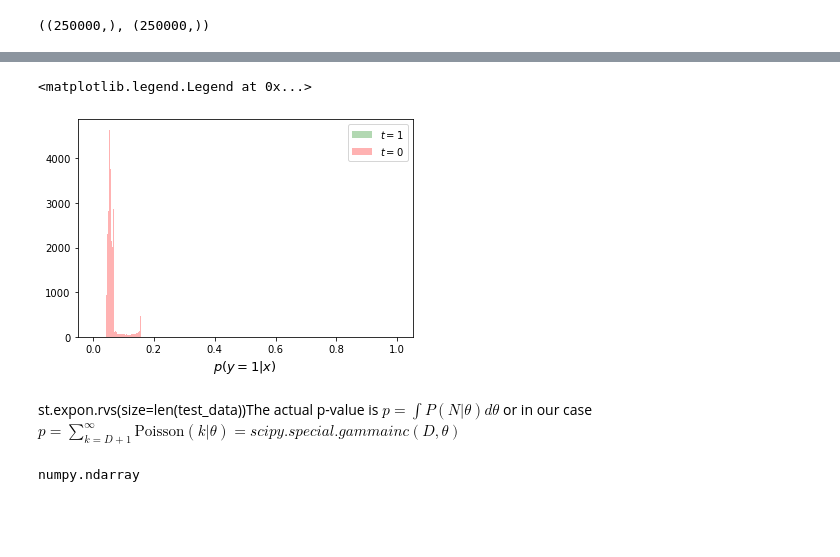
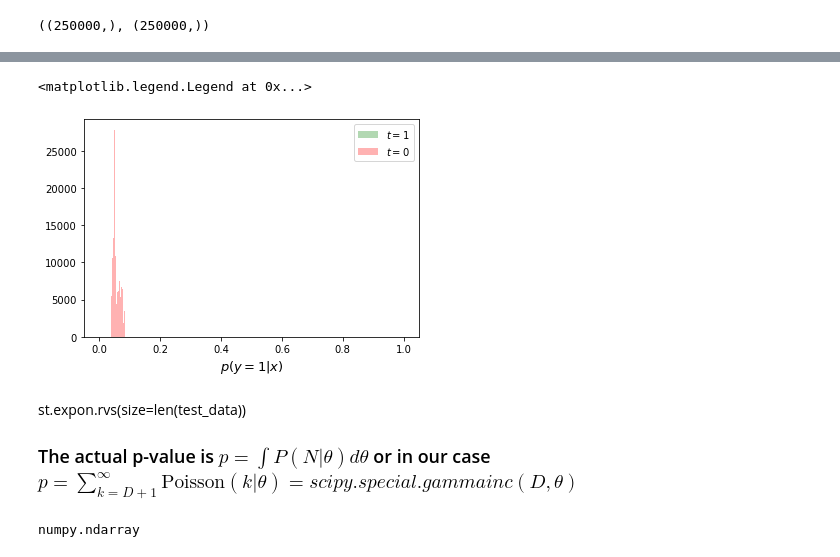
Before and after one commit to AliAlkadhim/LFI_HEP, a Jupyter notebook: Train_Regressor.ipynb, the cells around one changed output, grey strips where cells are left out. Cells and saved outputs as stored; diff of their text form; code cells hidden in the pictures; blank space fills up the shorter version.

```diff
--- a/Train_Regressor.ipynb
+++ b/Train_Regressor.ipynb
@@ -27,0 +32,3 @@ theta, Z
+# %%
+training_data_1_param = pd.read_csv('data/Training_data_1_param_1M.csv')
+training_data_1_param.head()
@@ -28,3 +42,6 @@ theta, Z
+# %%
+theta = np.array(training_data_1_param.theta)
+Z = np.array(training_data_1_param.Z)
 # %% [markdown]
 train_dataset[0]Now that we've built up the dataset, we now need to learn the function $\hat{p}(D;\theta)=\hat{p}(\theta)$ which is the output of a machine learning regression model, where the training data are $\vec{\theta}, \vec{Z}$ so that the target is $Z$ and the (input) features is $\theta$, so that the NN model's only parameter is $\theta$, not $D$ because it's just a fixed constant.
 ## Pytorch Regression Model
@@ -310,9 +329,12 @@ plt.show()
 # %%
-def calc_prob_1(model, X):
+from torch import Tensor
+def calc_phat_from_regressor(model, X):
     X = torch.from_numpy(X).float()
+
+    X= Tensor(X)
     model.eval()
     P_y_equals_1 = model(X)
     P_y_equals_1 = P_y_equals_1.squeeze()
     return P_y_equals_1.detach().numpy().flatten()#detaches it from the computational history/prevent future computations from being tracked
 # %%
-P_Z_equals_1 = calc_prob_1(model, test_data)
+P_Z_equals_1 = calc_phat_from_regressor(model, test_data)
@@ -325,18 +348,20 @@ plt.legend(fontsize=14)
 # %%
-plt.hist(p[p>0.5], bins=50, color='g',
+plt.hist(P_Z_equals_1[P_Z_equals_1>0.5], bins=50, color='g',
             histtype='stepfilled',
             alpha=0.3,label = '$t = 1$')
 
-plt.hist(p[p<0.5], bins=50, color='r',
+plt.hist(P_Z_equals_1[P_Z_equals_1<0.5], bins=50, color='r',
             histtype='stepfilled',
             alpha=0.3,label = '$t = 0$')
 plt.xlabel('$p(y=1|x)$', fontsize=13)
 plt.legend()
 # %% [output]
 <matplotlib.legend.Legend at 0x...>
-[figure, old version]
+[figure, new version]
 # %% [markdown]
-st.expon.rvs(size=len(test_data))The actual p-value is $p = \int P(N|\theta) d\theta$ or in our case $p=\sum_{k=D+1}^{\infty} \text{Poisson}(k|\theta) = scipy.special.gammainc(D, \theta)$
+st.expon.rvs(size=len(test_data))
+
+### The actual p-value is $p = \int P(N|\theta) d\theta$ or in our case $p=\sum_{k=D+1}^{\infty} \text{Poisson}(k|\theta) = scipy.special.gammainc(D, \theta)$
 # %%
 D=9
 def p_calculated(theta):
```
Also changed, not shown: parts of 18 cells of this notebook, 5 other files.
